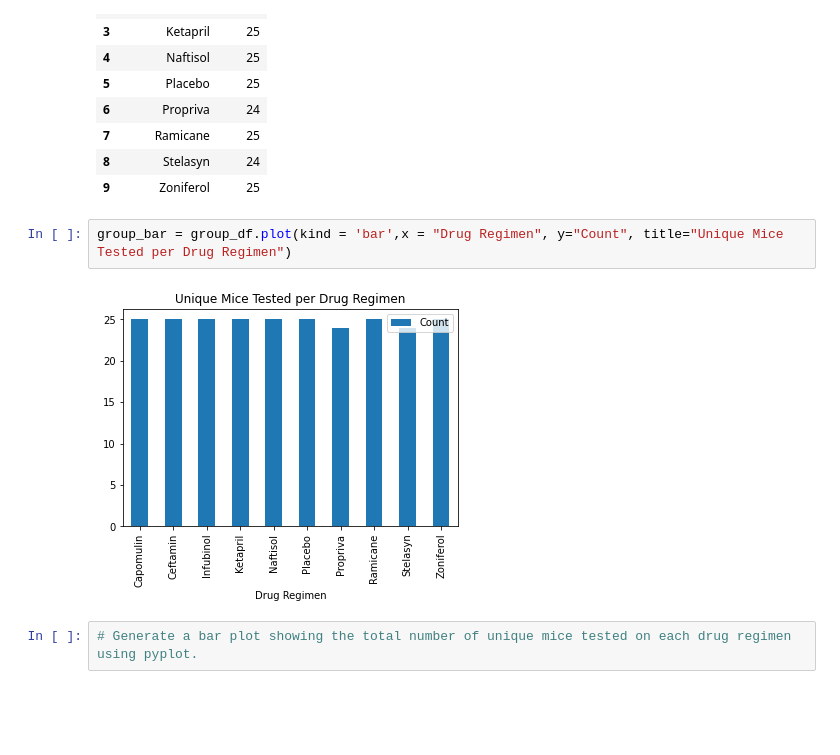
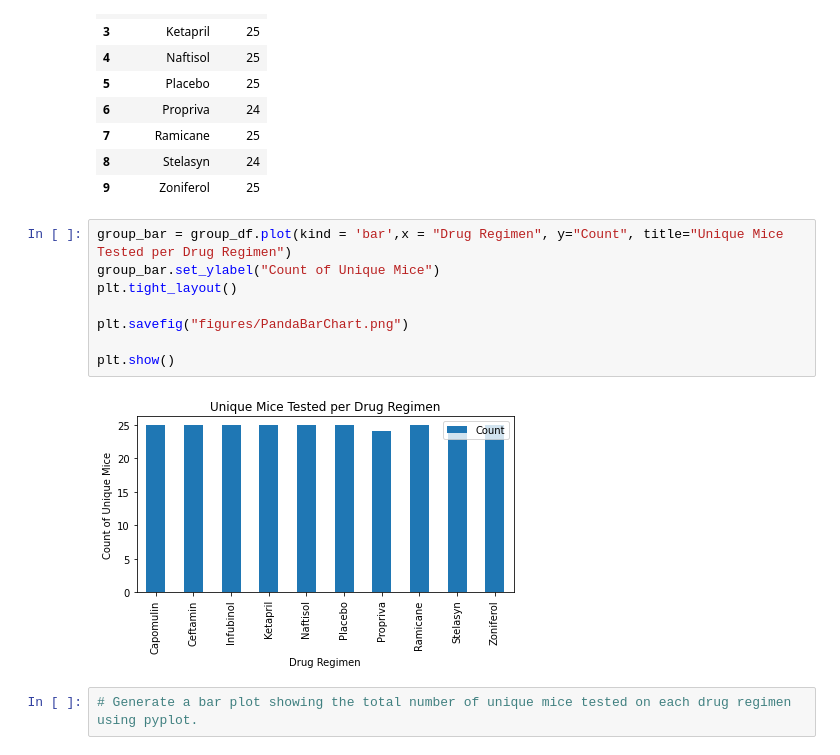
Before and after one commit to sjryandesigns/Matplotlib---Power-of-Plots, a Jupyter notebook: pymaceuticals_starter.ipynb, the cells around one changed output. Drawn from its saved outputs; the diff is of its cells as text; blank space fills up the shorter version.

```diff
--- a/pymaceuticals_starter.ipynb
+++ b/pymaceuticals_starter.ipynb
@@ -168,8 +168,14 @@ group_df
 | 9 | Zoniferol | 25 |
 # %%
 group_bar = group_df.plot(kind = 'bar',x = "Drug Regimen", y="Count", title="Unique Mice Tested per Drug Regimen")
+group_bar.set_ylabel("Count of Unique Mice")
+plt.tight_layout()
+
+plt.savefig("figures/PandaBarChart.png")
+
+plt.show()
 # %% [output]
-[figure, old version]
+[figure, new version]
 # %%
 # Generate a bar plot showing the total number of unique mice tested on each drug regimen using pyplot.
 # %%
```
Also changed, not shown: 1 other file.
